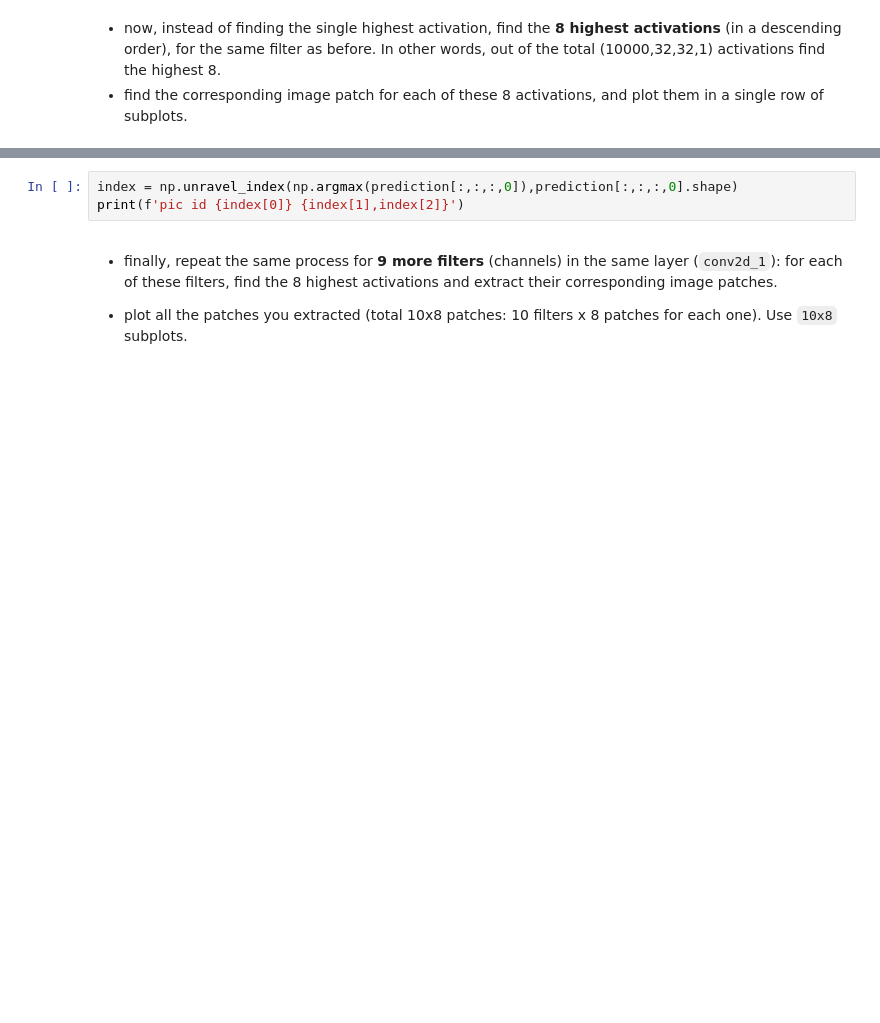
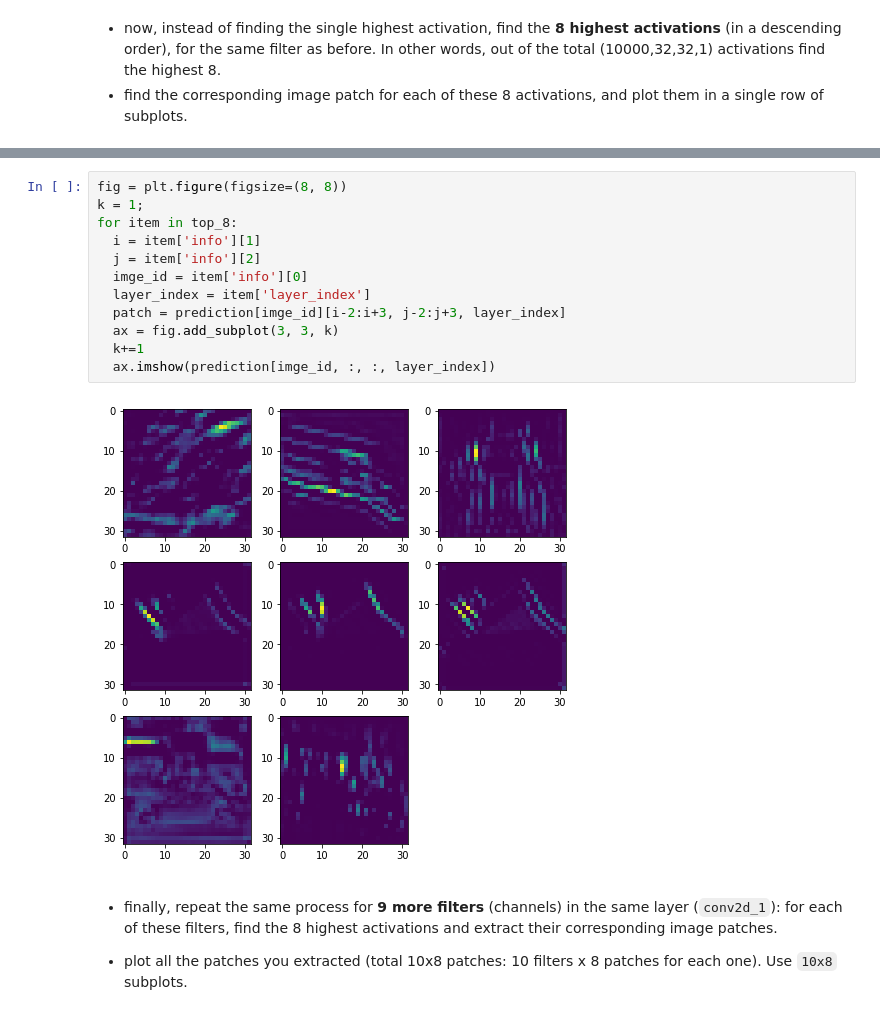
Before and after one commit to sergienko4/deep-learing, a Jupyter notebook: ex6.ipynb, the cells around one changed output, grey strips where cells are left out. Cells and saved outputs as stored; diff of their text form; blank space fills up the shorter version.

```diff
--- a/ex6.ipynb
+++ b/ex6.ipynb
@@ -184,6 +165,17 @@ for item in top_8:
-# %%
-index = np.unravel_index(np.argmax(prediction[:,:,:,0]),prediction[:,:,:,0].shape)
-print(f'pic id {index[0]} {index[1],index[2]}')
+# %%
+fig = plt.figure(figsize=(8, 8))
+k = 1;
+for item in top_8:
+  i = item['info'][1]
+  j = item['info'][2]
+  imge_id = item['info'][0]
+  layer_index = item['layer_index']
+  patch = prediction[imge_id][i-2:i+3, j-2:j+3, layer_index]
+  ax = fig.add_subplot(3, 3, k)
+  k+=1
+  ax.imshow(prediction[imge_id, :, :, layer_index])
+# %% [output]
+[figure, added]
 # %% [markdown]
 - finally, repeat the same process for **9 more filters** (channels) in the same layer (`conv2d_1`): for each of these filters, find the 8 highest activations and extract their corresponding image patches.
 
```
Also changed, not shown: parts of 3 cells of this notebook.
